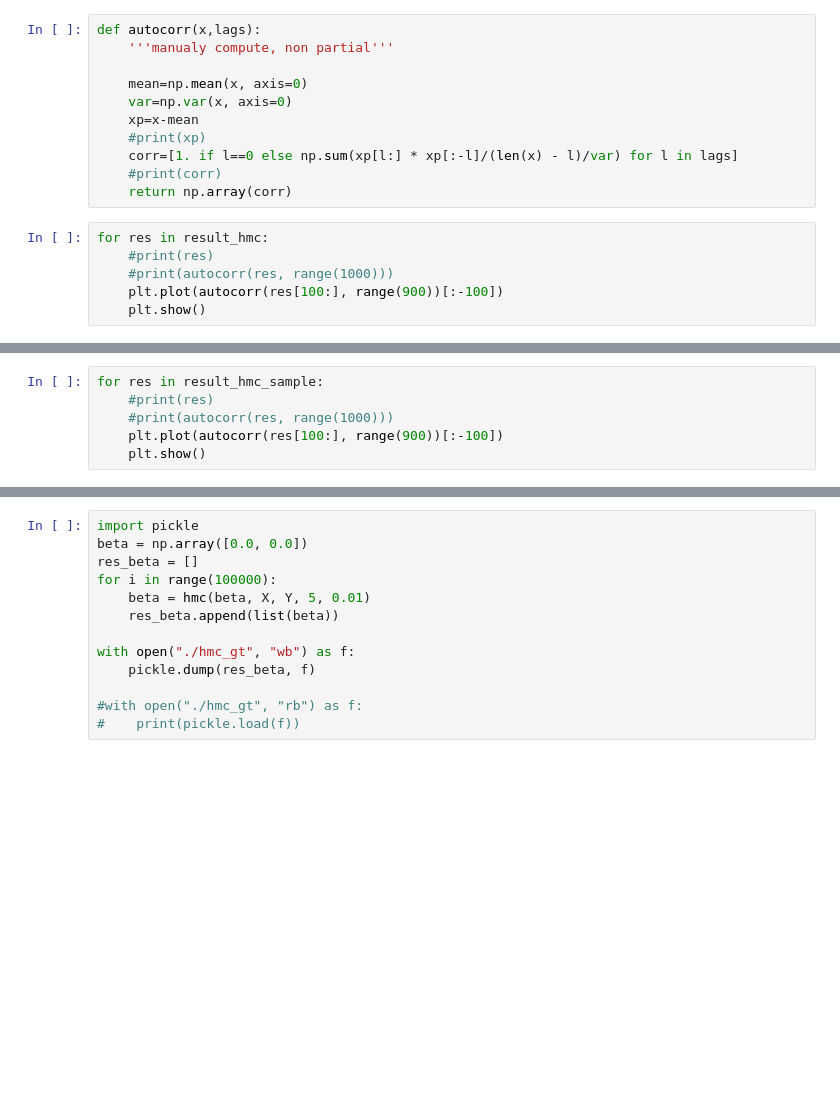
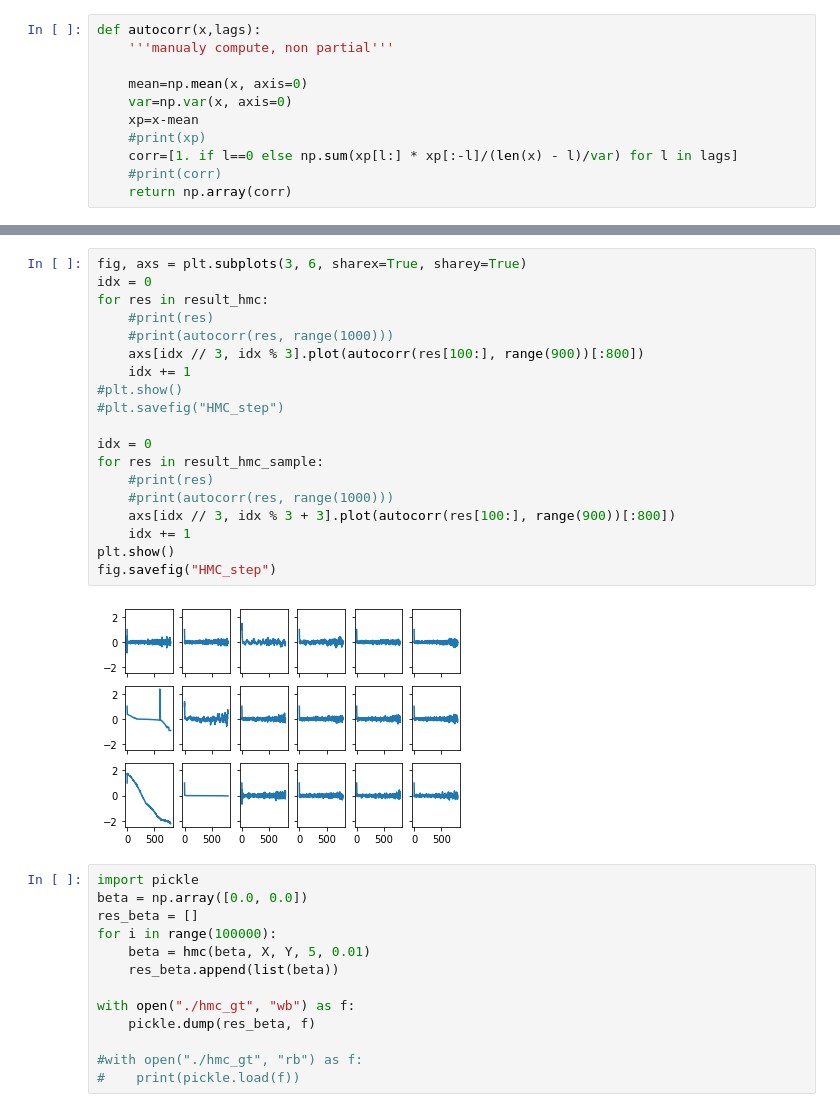
Before and after one commit to DanDoge/course_pku, a Jupyter notebook: Statistical Computing/homework/hw2_3.ipynb, the cells around one changed output, grey strips where cells are left out. Cells and saved outputs as stored; diff of their text form; blank space fills up the shorter version.

```diff
--- a/Statistical Computing/homework/hw2_3.ipynb
+++ b/Statistical Computing/homework/hw2_3.ipynb
@@ -77,9 +83,3 @@ def autocorr(x,lags):
     corr=[1. if l==0 else np.sum(xp[l:] * xp[:-l]/(len(x) - l)/var) for l in lags]
     #print(corr)
     return np.array(corr)
-# %%
-for res in result_hmc:
-    #print(res)
-    #print(autocorr(res, range(1000)))
-    plt.plot(autocorr(res[100:], range(900))[:-100])
-    plt.show()
@@ -108,9 +98,3 @@ def hmc_sample_wrapper(step):
 result_hmc_sample = []
 for step in range(10, 100, 10):
     result_hmc_sample.append(hmc_sample_wrapper(step))
-# %%
-for res in result_hmc_sample:
-    #print(res)
-    #print(autocorr(res, range(1000)))
-    plt.plot(autocorr(res[100:], range(900))[:-100])
-    plt.show()
@@ -127,3 +101,24 @@ for res in result_hmc_sample:
+# %%
+fig, axs = plt.subplots(3, 6, sharex=True, sharey=True)
+idx = 0
+for res in result_hmc:
+    #print(res)
+    #print(autocorr(res, range(1000)))
+    axs[idx // 3, idx % 3].plot(autocorr(res[100:], range(900))[:800])
+    idx += 1
+#plt.show()
+#plt.savefig("HMC_step")
+
+idx = 0
+for res in result_hmc_sample:
+    #print(res)
+    #print(autocorr(res, range(1000)))
+    axs[idx // 3, idx % 3 + 3].plot(autocorr(res[100:], range(900))[:800])
+    idx += 1
+plt.show()
+fig.savefig("HMC_step")
+# %% [output]
+[figure, added]
 # %%
 import pickle
 beta = np.array([0.0, 0.0])
```
Also changed, not shown: parts of 9 cells of this notebook, 11 other files.
